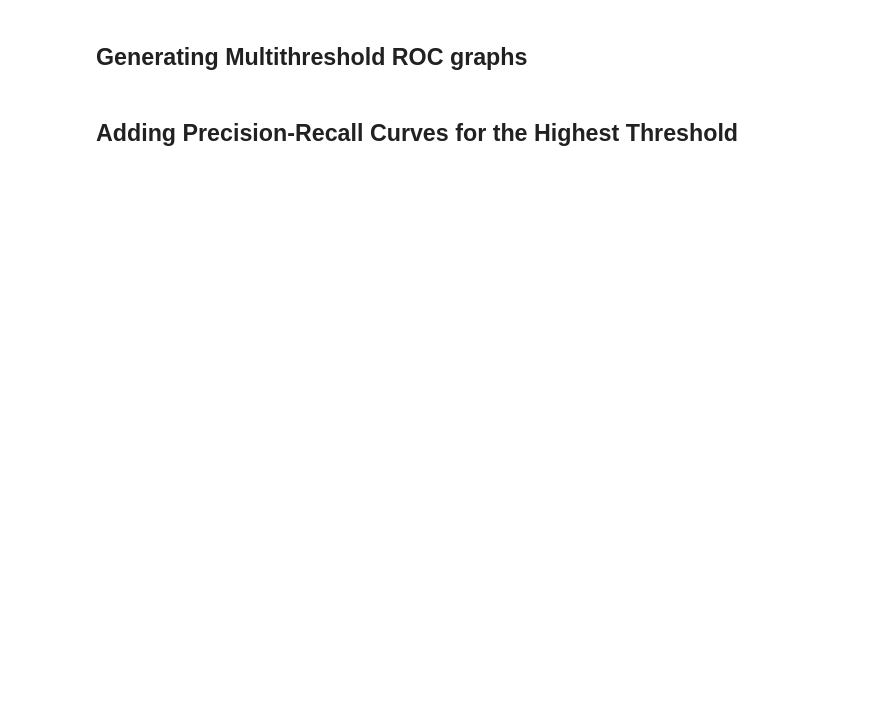
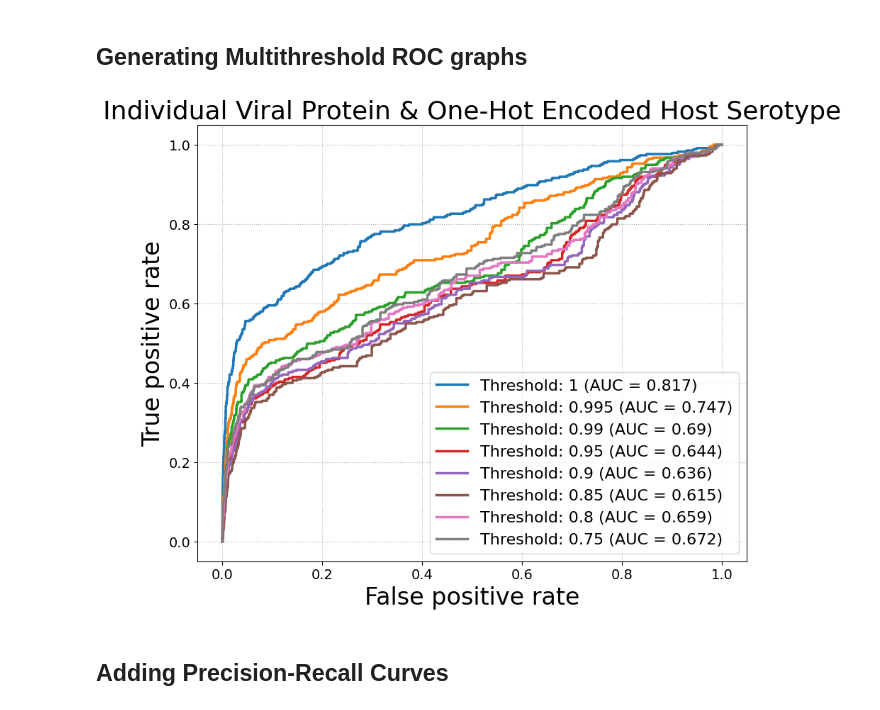
Before and after one commit to FumaNet/TheKeyMotif, a Jupyter notebook: Graphs/auc_graphs.ipynb, the cells around one changed output. Cells and saved outputs as stored; diff of their text form; code cells hidden in the pictures; blank space fills up the shorter version.

```diff
--- a/Graphs/auc_graphs.ipynb
+++ b/Graphs/auc_graphs.ipynb
@@ -18,37 +18,39 @@ with open("../Results/0_AUCs_original_replica.pkl", 'rb') as f:
 # "5_AUCs_motif_focus.pkl"                        - Motif-containing RBPs only as positives
 
 threshold = [1, 0.995, 0.99, 0.95, 0.90, 0.85, 0.80, 0.75]
 
 # Create a single figure for all ROC curves
 fig, ax = plt.subplots(figsize=(10, 8))
 
 # Loop through all data points and plot them on the same figure
 for num, el in enumerate(loaded_data):
     thresh = threshold[num]
     labels = el[0]
     scoreslr = el[1]
 
     # predsss.append((label_max, scores_max, rauclr))
 
     fpr, tpr, thrs = roc_curve(labels, scoreslr)
     rauclr = round(auc(fpr, tpr), 3)
-    print("THRESHOLD: ", thresh)
-    print("AUC: ", rauclr)
-    print("##############################################")
+    #print("THRESHOLD: ", thresh)
+    #print("AUC: ", rauclr)
+    #print("##############################################")
 
     # Plot each ROC curve on the same axes
     ax.plot(fpr, tpr, linewidth=2.5, label=f'Threshold: {thresh} (AUC = {rauclr})')
 
 # Final plot adjustments
 ax.set_xlabel('False positive rate', size=24)
 ax.set_ylabel('True positive rate', size=24)
 ax.legend(loc=4, prop={'size': 16})
 ax.grid(True, linestyle=':')
 ax.yaxis.set_tick_params(labelsize=14)
 ax.xaxis.set_tick_params(labelsize=14)
-ax.set_title('ROC Curves for Different Thresholds\n(Full Embeddings)', fontsize=26)
+ax.set_title('Individual Viral Protein & One-Hot Encoded Host Serotype', fontsize=26)
 
 plt.show()
+# %% [output]
+[figure, added]
 # %% [markdown]
-## Adding Precision-Recall Curves for the Highest Threshold
+## Adding Precision-Recall Curves
 # %%
```
Also changed, not shown: parts of 2 cells of this notebook, 4 other files.
